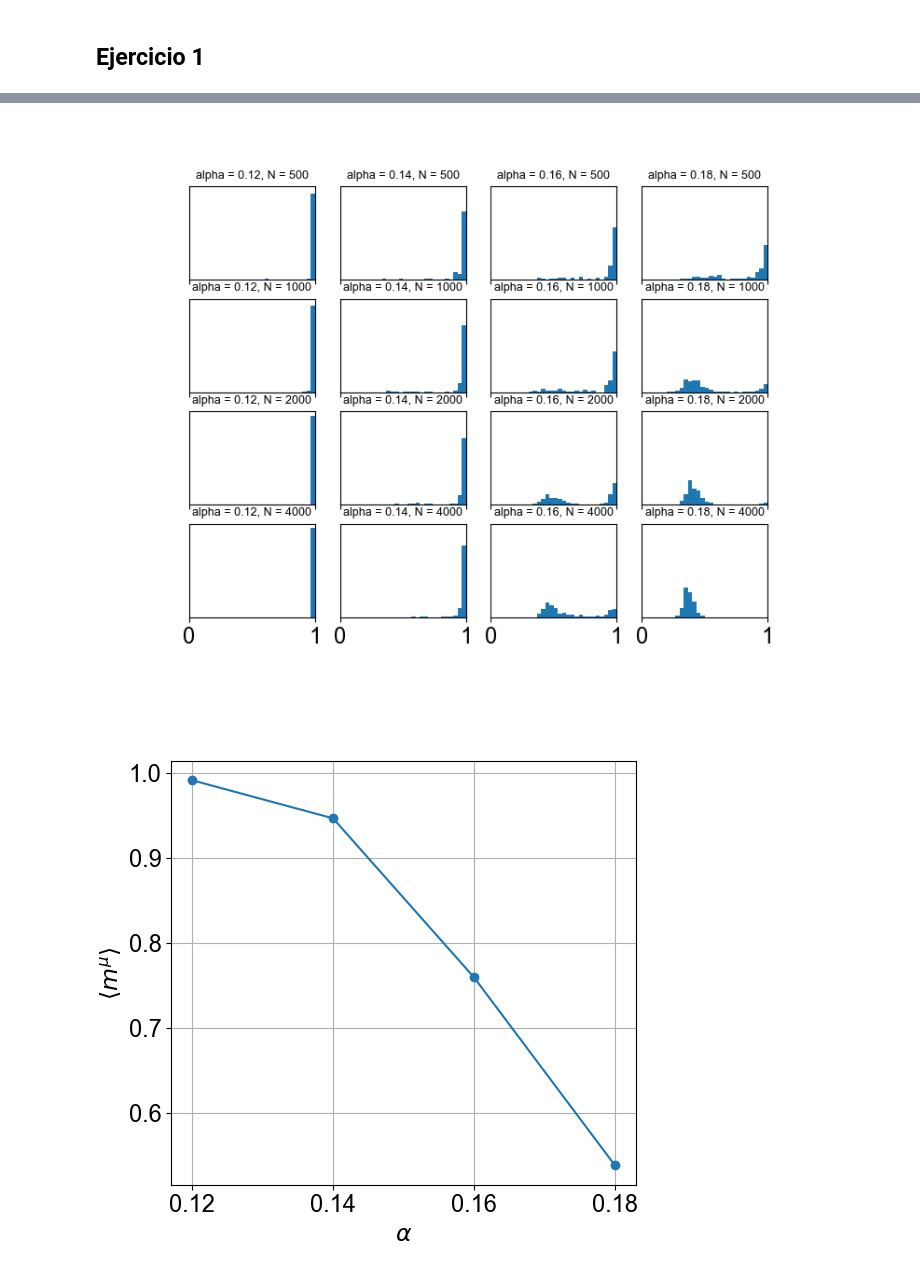
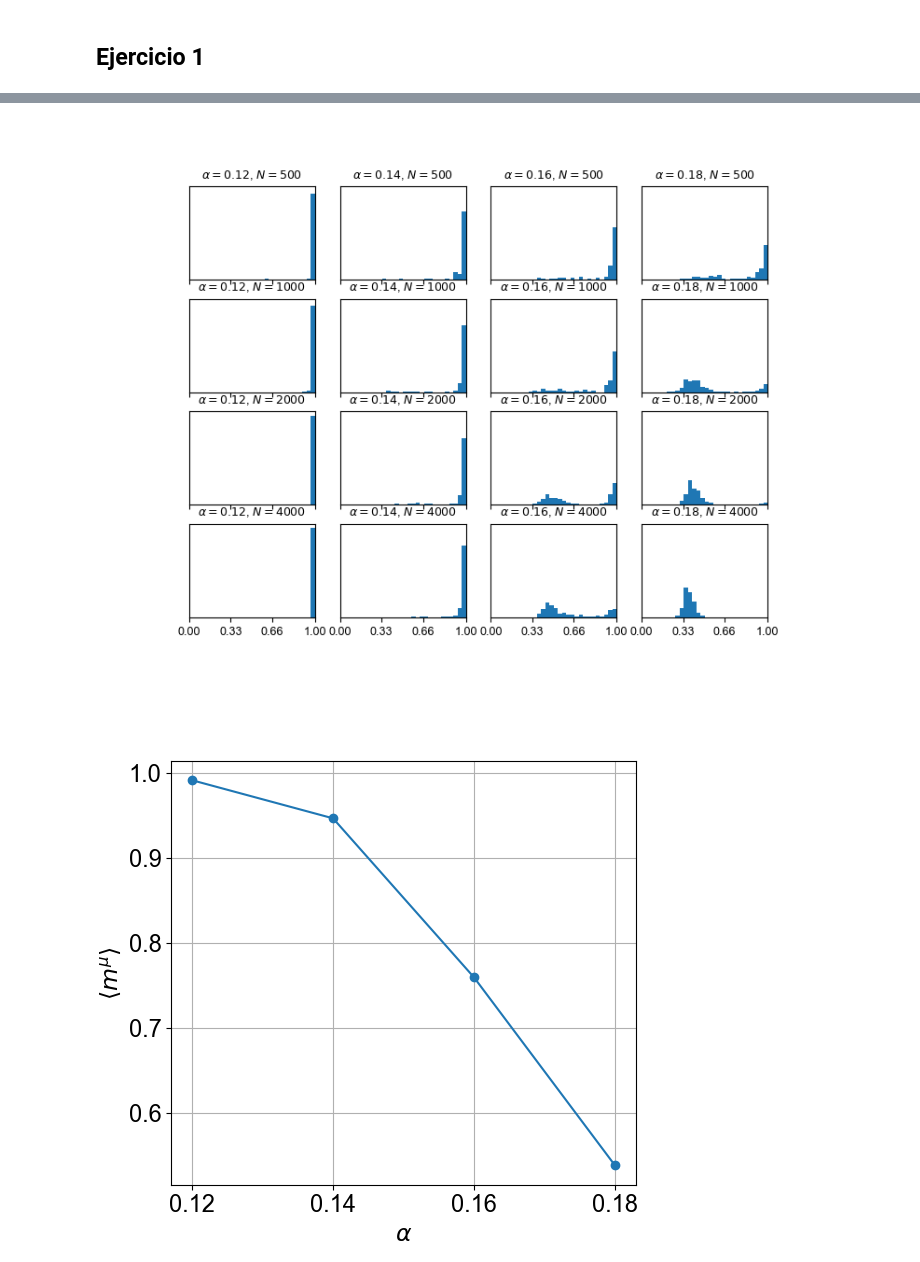
Before and after one commit to Lupama2/RedesNeuronales, a Jupyter notebook: Practicas/practica_6/Chehade_practica6_figures.ipynb, the cells around one changed output, grey strips where cells are left out. Drawn from its saved outputs; the diff is of its cells as text; code cells hidden in the pictures.

```diff
--- a/Practicas/practica_6/Chehade_practica6_figures.ipynb
+++ b/Practicas/practica_6/Chehade_practica6_figures.ipynb
@@ -71,31 +71,37 @@ N\alpha 0.12    0.14    0.16    0.18
 # %%
 # Grafico un histograma de todos los overlaps
 
 fig, ax = plt.subplots(len(alpha_vec),len(N_vec), figsize = (8,6), sharex=True, sharey=True)
 
 for i in range(len(N_vec)):
     for j in range(len(alpha_vec)):
         alpha = alpha_vec[i]
         N = N_vec[j]
         p = int(alpha*N)
         overlap_vec = np.load(f"resultados/ej1_overlap_vec_seq_{i}{j}.npy")
 
         ax[i,j].hist(overlap_vec, range = (0,1), bins = 30, density = True)
         ax[i,j].set_xlim([0,1])
         #Agrego titulo de tamaño 9
-        ax[i,j].set_title( f'alpha = {alpha_vec[j]}, N = {N_vec[i]}', fontsize = 9)
+        ax[i,j].set_title( fr'$\alpha = {alpha_vec[j]}$, $N = {N_vec[i]}$', fontsize = 9)
         # ax[i,j].set_ylabel('Frecuencia')
         #Saco los ticks y labels del eje y
         ax[i,j].set_yticks([])
         ax[i,j].set_yticklabels([])
+        #Uso tick labels en x en 0, 0.33, 0.66 y 1 con 2 decimales
+        ax[i,j].set_xticks([0, 0.33, 0.66, 1])
+        #Achico el tamaño de los labels
+        ax[i,j].tick_params(axis='x', labelsize=9)
+
+
 
 
 plt.show()
 
 #Guardo figura
 fig.savefig("ej1_histograma.png", bbox_inches='tight')
 # %% [output]
-[figure, old version]
+[figure, new version]
 # %%
 #Calculo el promedio de los overlaps para cada alpha
 overlap_mean_vec = np.zeros(len(alpha_vec))
```
Also changed, not shown: parts of 3 cells of this notebook, 12 other files.
